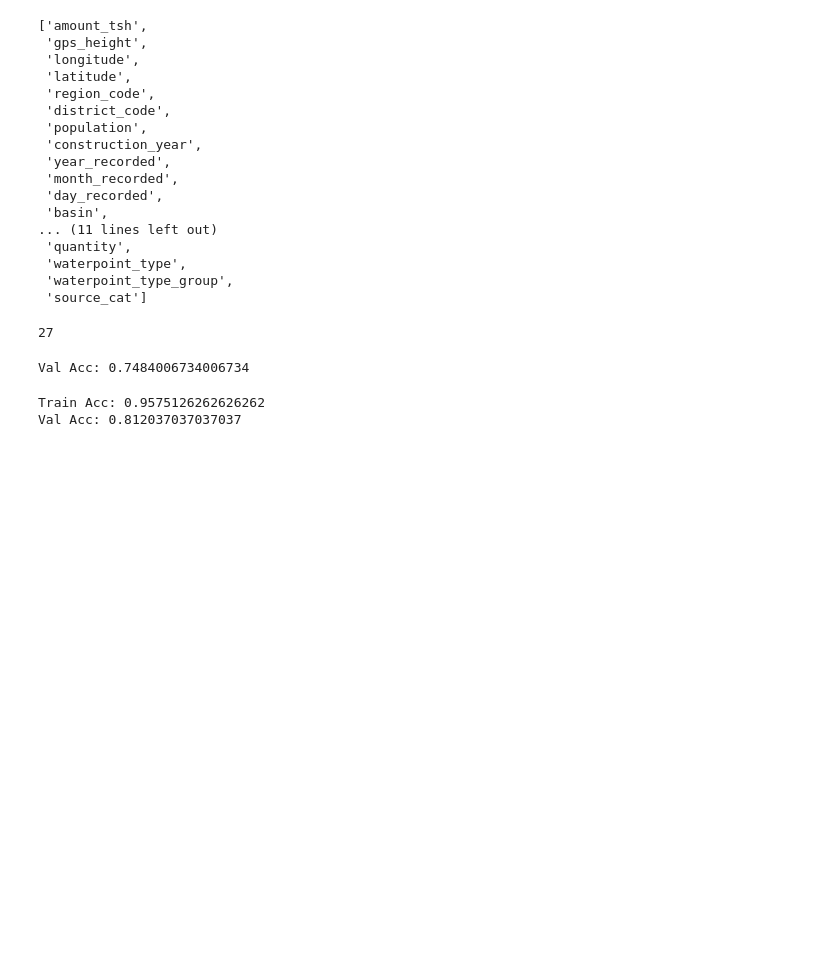
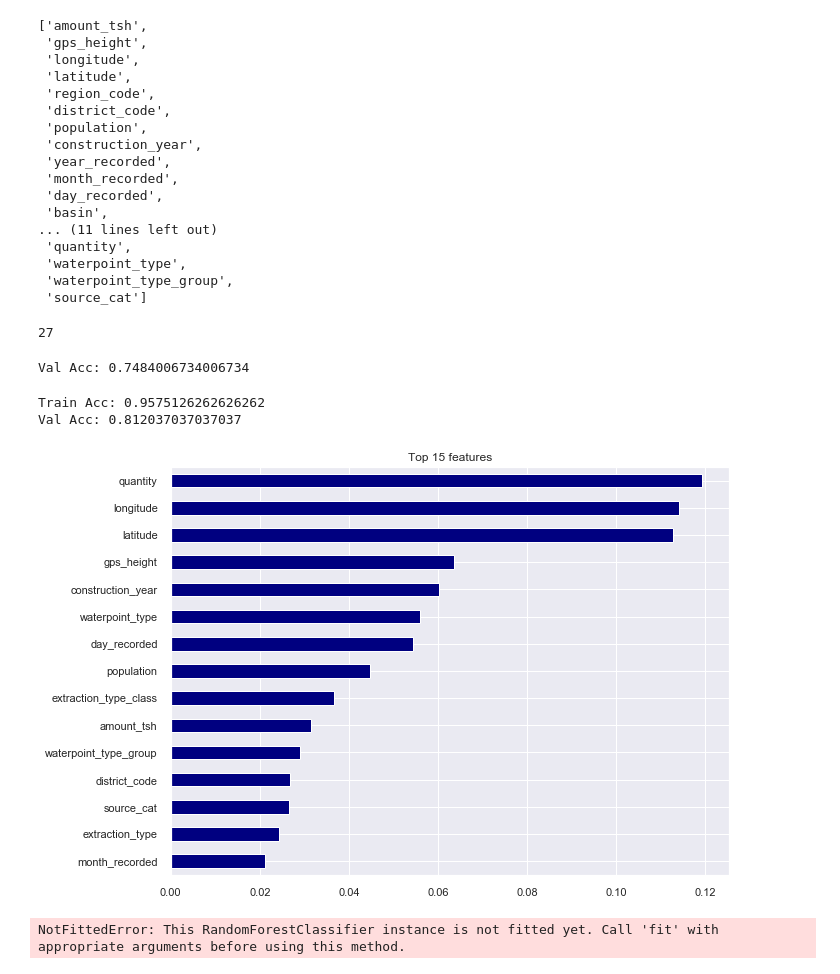
Before and after one commit to bloominstituteoftechnology/DS-Unit-2-Tree-Ensembles, a Jupyter notebook: module2-random-forests/TanzaniaRF.ipynb, the cells around one changed output. Cells and saved outputs as stored; diff of their text form; code cells hidden in the pictures; blank space fills up the shorter version.

```diff
--- a/module2-random-forests/TanzaniaRF.ipynb
+++ b/module2-random-forests/TanzaniaRF.ipynb
@@ -235,3 +235,38 @@ ypred = pipeline.predict(xtest)
 # %% [output]
 Train Acc: 0.9575126262626262
 Val Acc: 0.812037037037037
+# %%
+# That's probably going to be our highest score
+# Let's explore the pipeline and model
+
+# First let's get the feature importances
+encoder  = pipeline.named_steps['ordinalencoder']
+forest = pipeline.named_steps['randomforestclassifier']
+
+featnames = encoder.transform(xval).columns
+importances = pd.Series(forest.feature_importances_, featnames)
+
+# And let's plot the top 15
+n = 15
+plt.figure(figsize=(10, n/2))
+plt.title(f'Top {n} features')
+importances.sort_values()[-n:].plot.barh(color='navy');
+# %% [output]
+[figure, added]
+# %%
+# Now let's take a look at one of the trees from our forest
+
+dot_data = export_graphviz(forest,
+                           out_file=None,
+                           max_depth=4,
+                           feature_names=featnames,
+                           class_names=forest.classes_, )
+                           impurity=False,
+                           filled=True,
+                           proportion=True,
+                           rotate=True,
+                           rounded=True)
+
+graphviz.Source(dot_data)
+# %% [output]
+NotFittedError: This RandomForestClassifier instance is not fitted yet. Call 'fit' with appropriate arguments before using this method.
```
Also changed, not shown: parts of 1 cell of this notebook.
